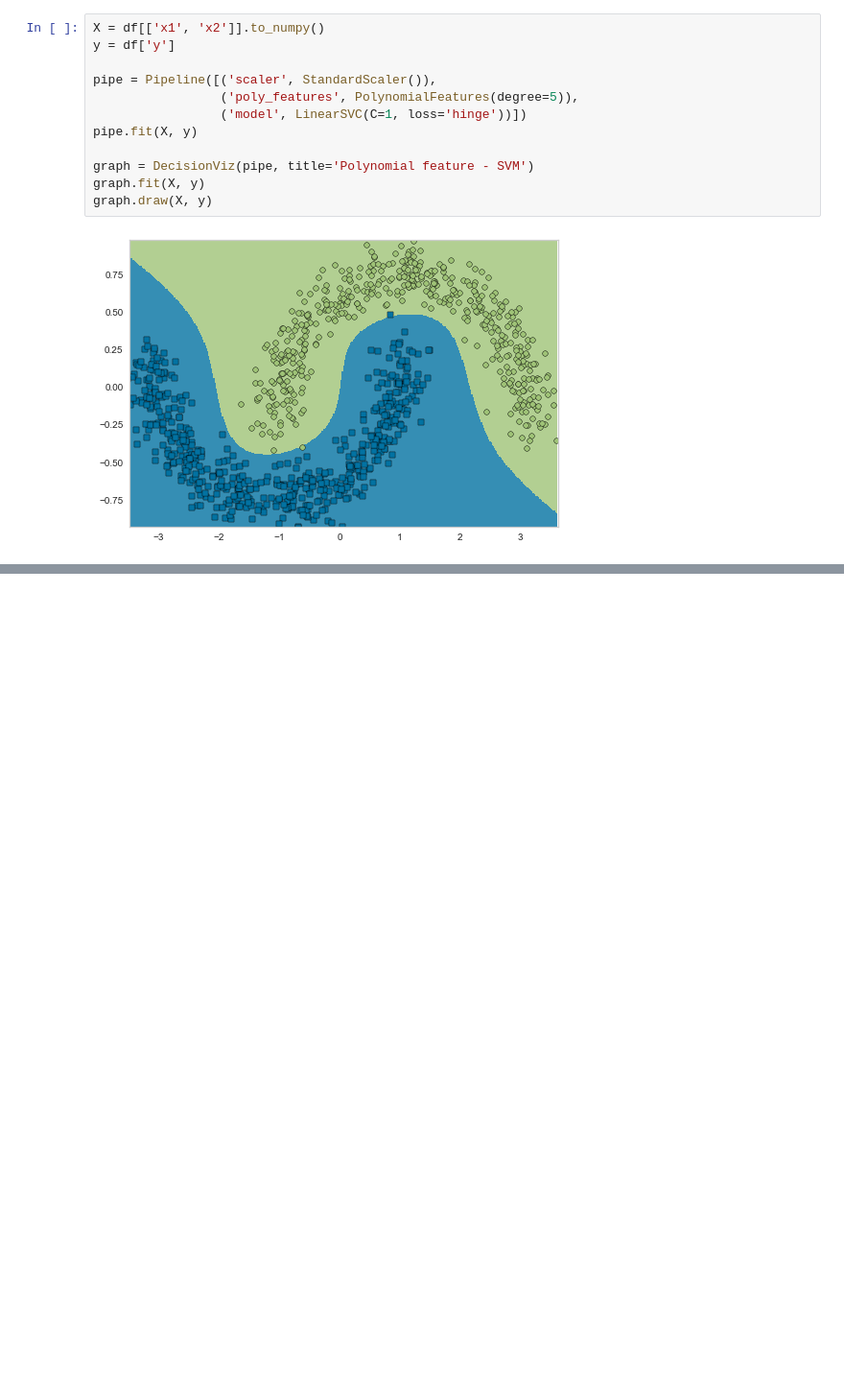
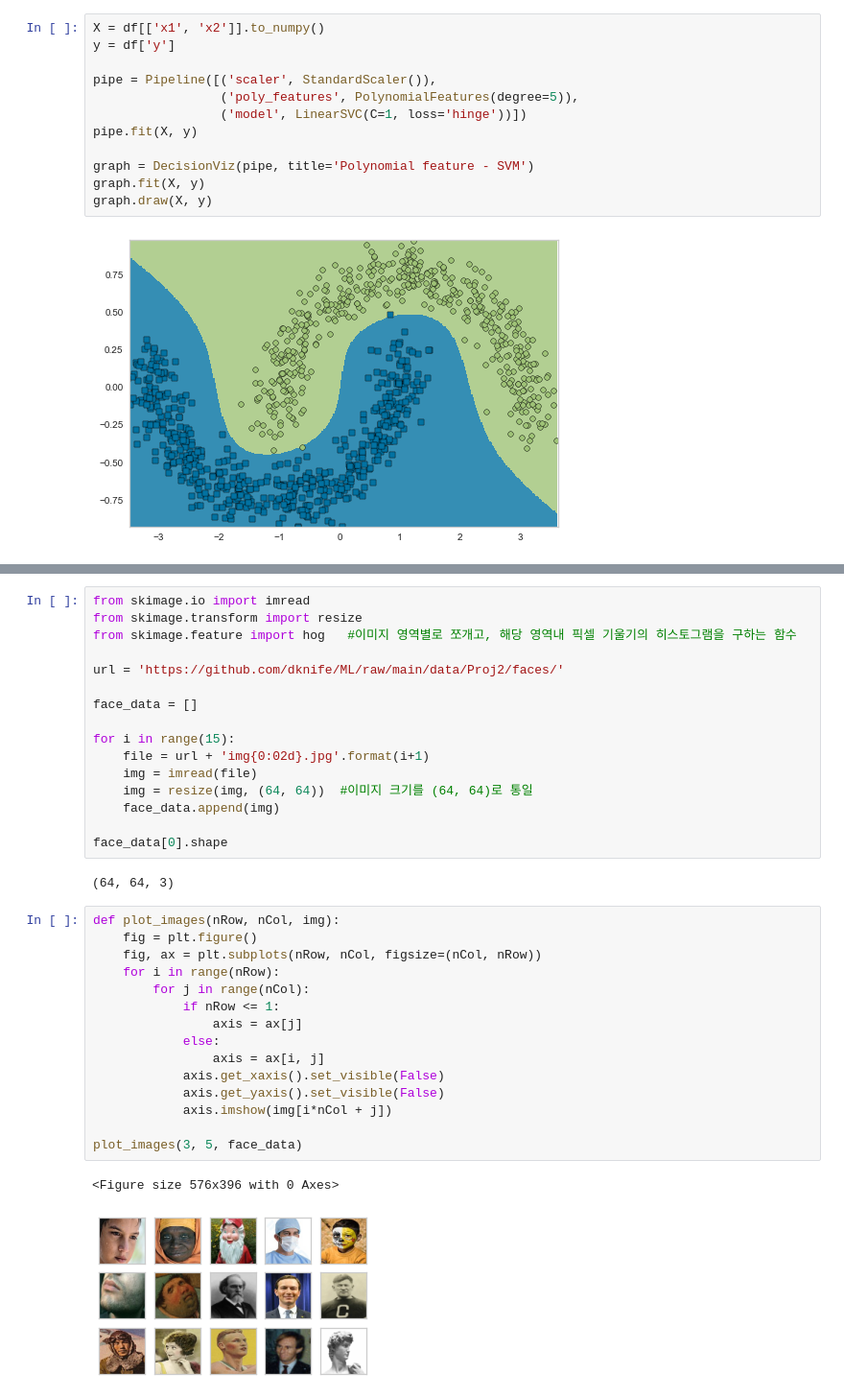
Before and after one commit to yeon93/Euddeum_ML_book_review, a Jupyter notebook: 10_SVM.ipynb, the cells around one changed output, grey strips where cells are left out. Shown at 96% size. Saved outputs shown, nothing was run; the diff lists cells and outputs as text; blank space fills up the shorter version.

```diff
--- a/10_SVM.ipynb
+++ b/10_SVM.ipynb
@@ -136,0 +169,36 @@ graph.draw(X, y)
+# %%
+from skimage.io import imread
+from skimage.transform import resize
+from skimage.feature import hog   #이미지 영역별로 쪼개고, 해당 영역내 픽셀 기울기의 히스토그램을 구하는 함수
+
+url = 'https://github.com/dknife/ML/raw/main/data/Proj2/faces/'
+
+face_data = []
+
+for i in range(15):
+    file = url + 'img{0:02d}.jpg'.format(i+1)
+    img = imread(file)
+    img = resize(img, (64, 64))  #이미지 크기를 (64, 64)로 통일
+    face_data.append(img)
+
+face_data[0].shape
+# %% [output]
+(64, 64, 3)
+# %%
+def plot_images(nRow, nCol, img):
+    fig = plt.figure()
+    fig, ax = plt.subplots(nRow, nCol, figsize=(nCol, nRow))
+    for i in range(nRow):
+        for j in range(nCol):
+            if nRow <= 1:
+                axis = ax[j]
+            else:
+                axis = ax[i, j]
+            axis.get_xaxis().set_visible(False)
+            axis.get_yaxis().set_visible(False)
+            axis.imshow(img[i*nCol + j])
+
+plot_images(3, 5, face_data)
+# %% [output]
+<Figure size 576x396 with 0 Axes>
+[figure, added]
```
Also changed, not shown: parts of 21 cells of this notebook.
